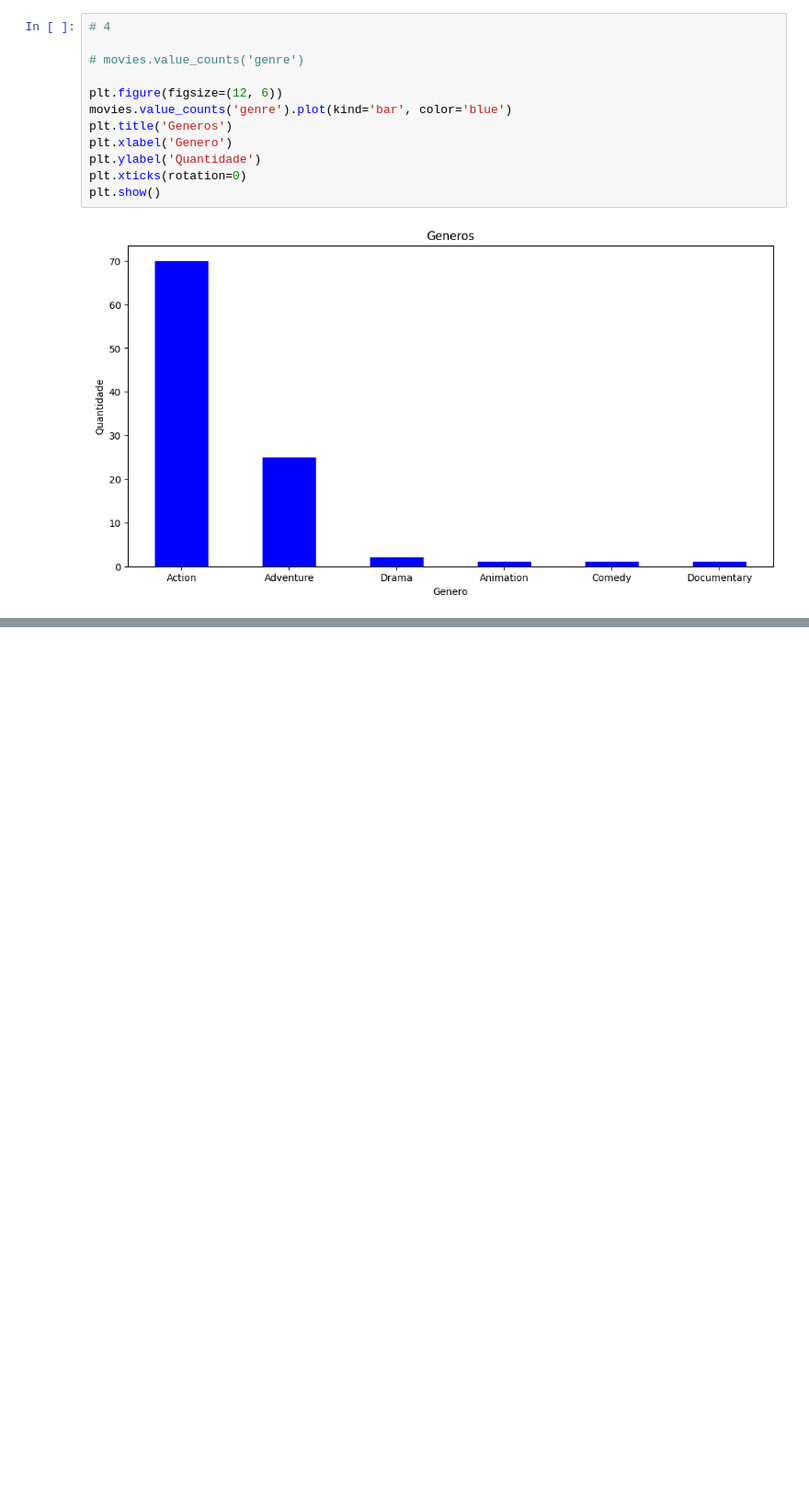
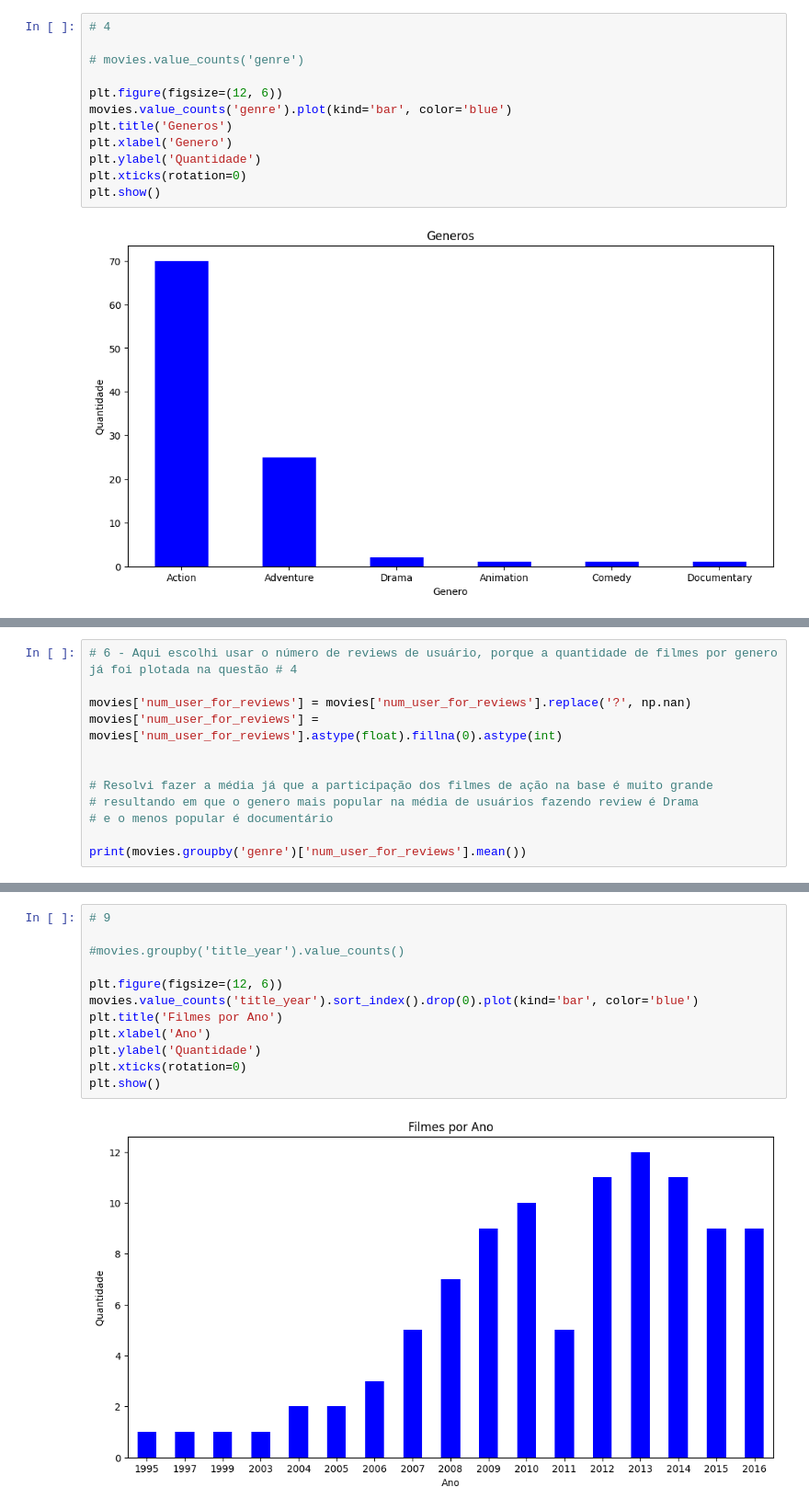
Before and after one commit to filipester/tecnicas_de_programacao_i, a Jupyter notebook: Aula_06.ipynb, the cells around one changed output, grey strips where cells are left out. Shown: that part at 92% size. Drawn from its saved outputs; the diff is of its cells as text; blank space fills up the shorter version.

```diff
--- a/Aula_06.ipynb
+++ b/Aula_06.ipynb
@@ -163,0 +148,12 @@ movies
+# %%
+# 6 - Aqui escolhi usar o número de reviews de usuário, porque a quantidade de filmes por genero já foi plotada na questão # 4
+
+movies['num_user_for_reviews'] = movies['num_user_for_reviews'].replace('?', np.nan)
+movies['num_user_for_reviews'] = movies['num_user_for_reviews'].astype(float).fillna(0).astype(int)
+
+
+# Resolvi fazer a média já que a participação dos filmes de ação na base é muito grande
+# resultando em que o genero mais popular na média de usuários fazendo review é Drama
+# e o menos popular é documentário
+
+print(movies.groupby('genre')['num_user_for_reviews'].mean())
@@ -163,0 +200,14 @@ movies
+# %%
+# 9
+
+#movies.groupby('title_year').value_counts()
+
+plt.figure(figsize=(12, 6))
+movies.value_counts('title_year').sort_index().drop(0).plot(kind='bar', color='blue')
+plt.title('Filmes por Ano')
+plt.xlabel('Ano')
+plt.ylabel('Quantidade')
+plt.xticks(rotation=0)
+plt.show()
+# %% [output]
+[figure, added]
```
Also changed, not shown: parts of 5 cells of this notebook, 1 other file.
